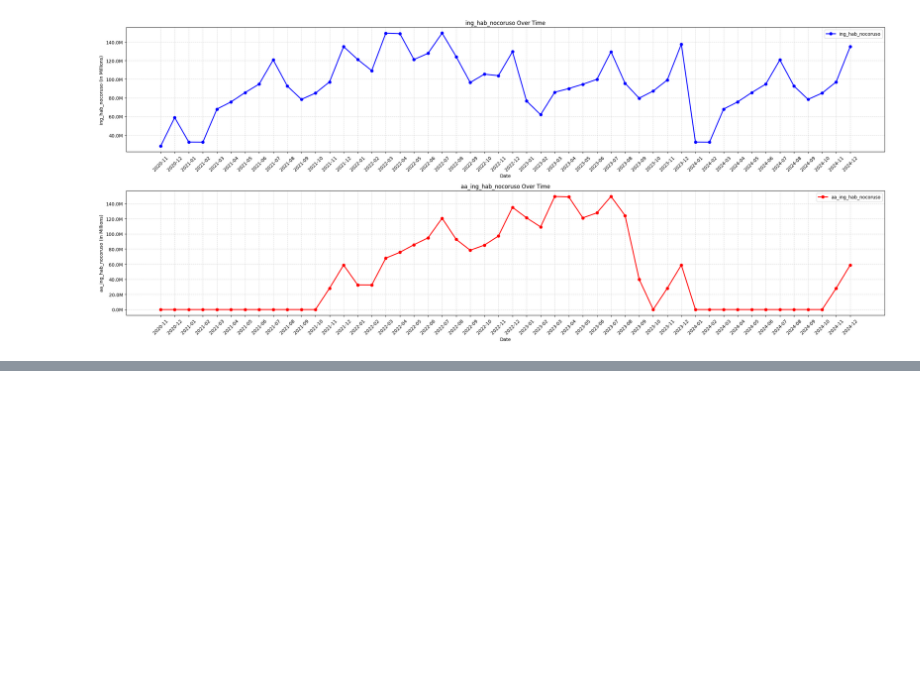
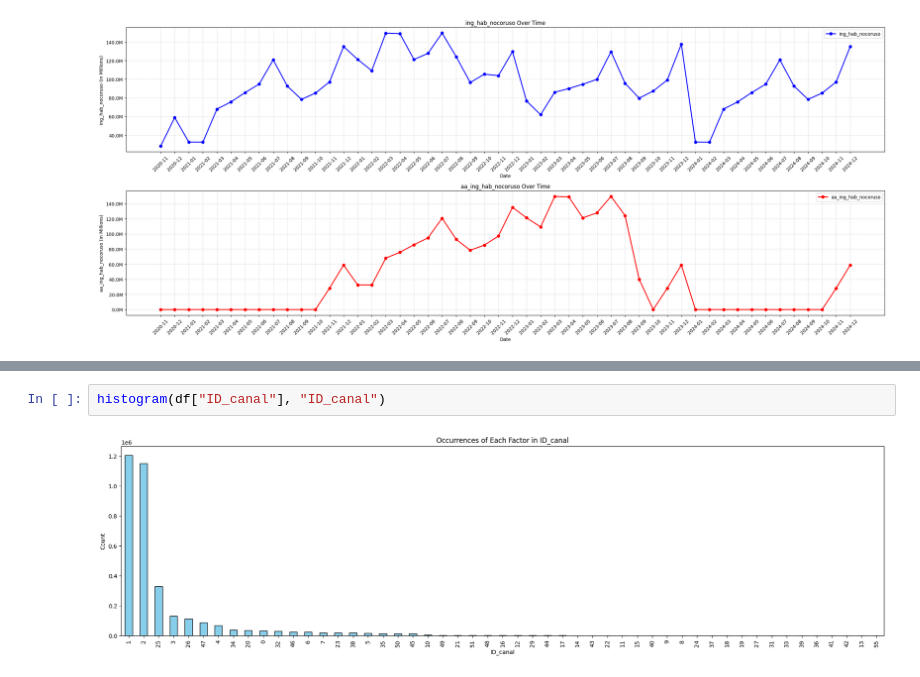
Before and after one commit to YuyoAndrade/time-series-analysis, a Jupyter notebook: eda.ipynb, the cells around one changed output, grey strips where cells are left out. Drawn from its saved outputs; the diff is of its cells as text; blank space fills up the shorter version.

```diff
--- a/eda.ipynb
+++ b/eda.ipynb
@@ -146,0 +178,4 @@ graph(df_num.index, df_num["ing_hab_nocoruso"], "ing_hab_nocoruso", df_num["aa_i
+# %%
+histogram(df["ID_canal"], "ID_canal")
+# %% [output]
+[figure, added]
```
Also changed, not shown: parts of 13 cells of this notebook.
